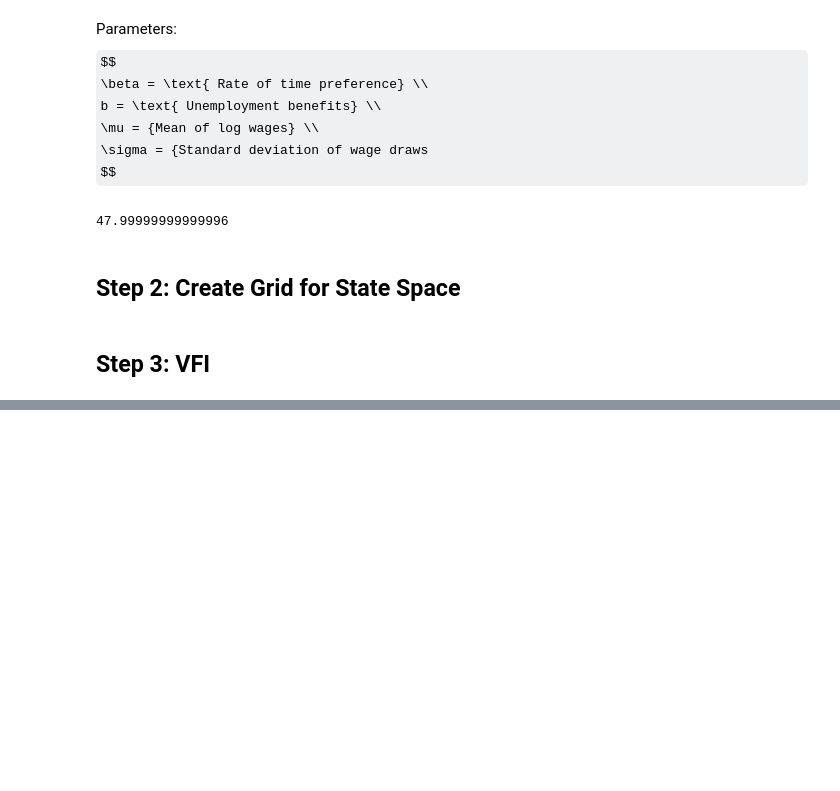
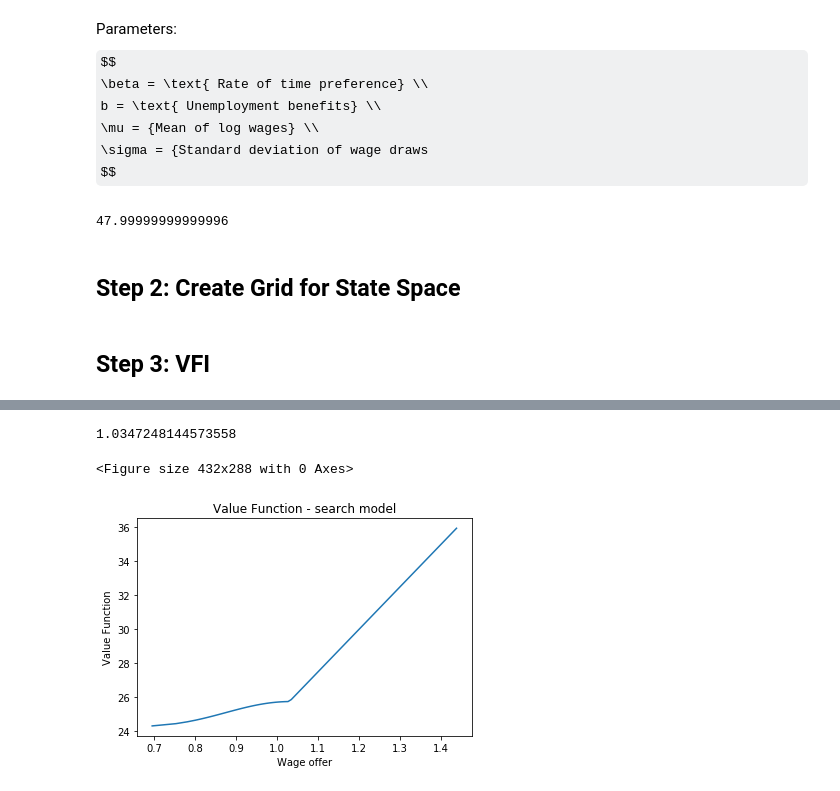
Before and after one commit to mattdbrown17/BootCamp2018, a Jupyter notebook: ProbSets/Econ/ProbSet1/Code/PS1Ex4 - Discrete Choice.ipynb, the cells around one changed output, grey strips where cells are left out. Cells and saved outputs as stored; diff of their text form; code cells hidden in the pictures; some formulas as TeX source; blank space fills up the shorter version.

```diff
--- a/ProbSets/Econ/ProbSet1/Code/PS1Ex4 - Discrete Choice.ipynb
+++ b/ProbSets/Econ/ProbSet1/Code/PS1Ex4 - Discrete Choice.ipynb
@@ -41,21 +45,17 @@ print(util(2))
 # %%
 '''
 ------------------------------------------------------------------------
-Create grid for possible wages:
+Create Grid for State Space
 ------------------------------------------------------------------------
-size_w = integer, number of grid points in wage state space
-w = 1 dimensional array, possible values for wage offered
-ln(w) = N(mu, sigma)
+size_w    = integer, number of grid points in state space
+w_grid    = vector, size_w x 1 vector of grid points
 ------------------------------------------------------------------------
 '''
-size_w = 300
 
-x = np.random.normal(mu, sigma, size_w)
-w = np.exp(x)
-
-'''
-'''
-
+import ar1_approx as ar1
+ln_w_grid, pi_t = ar1.addacooper(size_w, mu, rho, sigma)
+w_grid = np.exp(ln_w_grid)
+pi = np.transpose(pi_t)
 
 '''
 ------------------------------------------------------------------------
@@ -63,16 +63,11 @@ Create grid of current utility values
 ------------------------------------------------------------------------
 U        = 1 dimensional array, lifetime PDV of wages for all possible
            wage offers (utility if job offer is accepted)
-EU       = Expected PDV of all wages in the future - approximated
-           by averaging U for all the wage offers in w (should get
-           us close enough)
 ------------------------------------------------------------------------
 '''
-U = util(w)
-EU = np.zeros(size_w)
-eu = np.sum(U) / len(U)
-EU = EU + eu
-# probably woulda been better to use the "islike" numpy here...
+U = np.zeros(size_w)
+for i in range(size_w): # loop over w
+        U[i] = (w_grid[i])/(1-beta)
 # %% [markdown]
 ## Step 3: VFI
 # %%
@@ -108,0 +127,23 @@ while VFdist > VFtol and VFiter < VFmaxiter:
+# %%
+'''
+------------------------------------------------------------------------
+Find threshold policy functions
+------------------------------------------------------------------------
+'''
+threshold_w = w_grid[np.argmax(PF_discrete)]
+print(threshold_w)
+# %% [output]
+1.0347248144573558
+# %%
+# Plot value function
+plt.figure()
+fig, ax = plt.subplots()
+ax.plot(w_grid[:], VF[:])
+# Set the fontsize
+plt.xlabel('Wage offer')
+plt.ylabel('Value Function')
+plt.title('Value Function - search model')
+plt.show()
+# %% [output]
+<Figure size 432x288 with 0 Axes>
+[figure, added]
```
Also changed, not shown: parts of 7 cells of this notebook, 3 other files.
